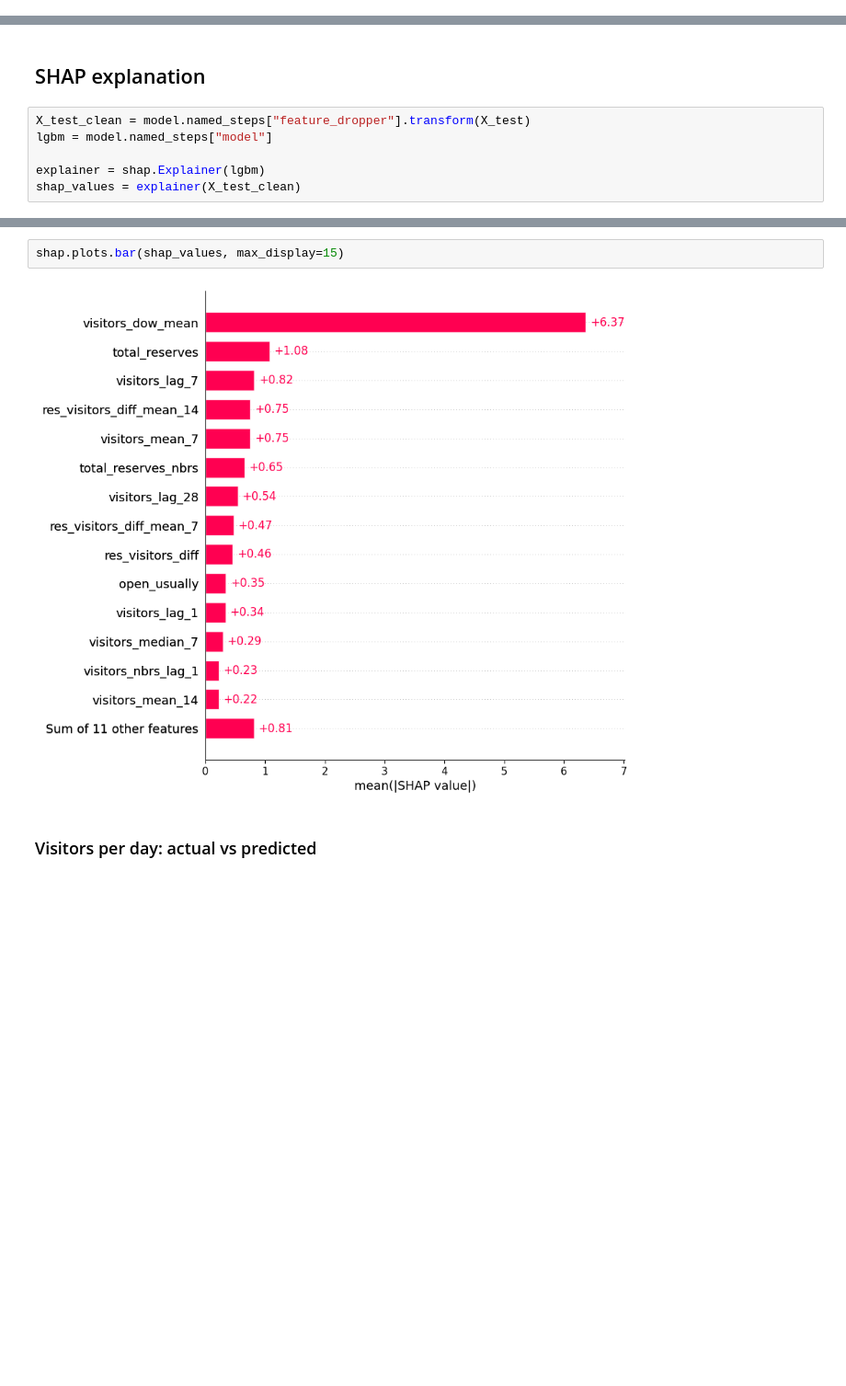
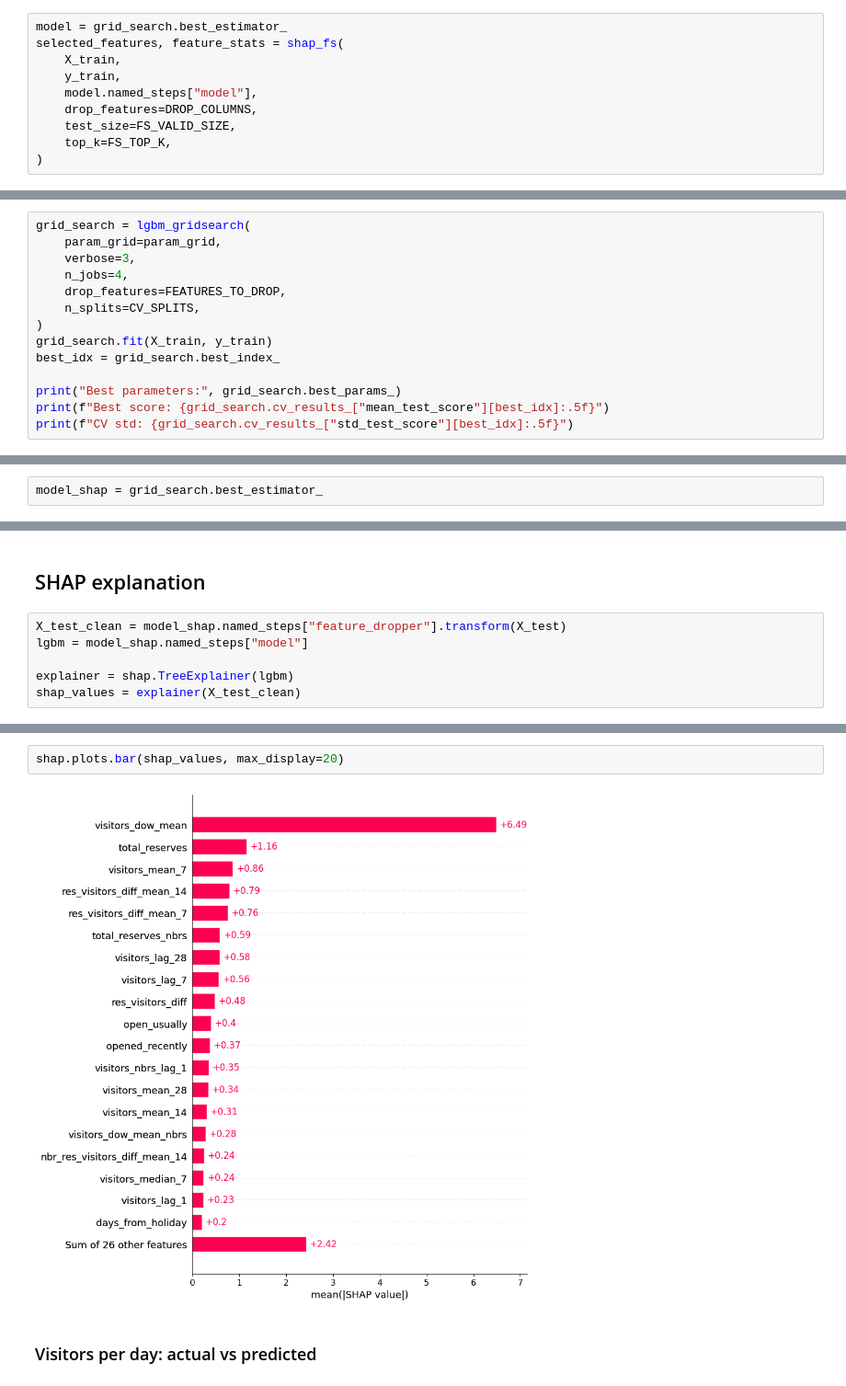
Before and after one commit to Lymuthien/mentoring_program, a Jupyter notebook: notebooks/4.0-model-training-lightgbm.ipynb, the cells around one changed output, grey strips where cells are left out. Shown at 92% size. Cells and saved outputs as stored; diff of their text form; blank space fills up the shorter version.

Commit message:
Two-iteration SHAP feature selection

```diff
--- a/notebooks/4.0-model-training-lightgbm.ipynb
+++ b/notebooks/4.0-model-training-lightgbm.ipynb
@@ -210,0 +134,10 @@ pd.DataFrame(grid_search.cv_results_).sort_values("rank_test_score").head()
+# %%
+model = grid_search.best_estimator_
+selected_features, feature_stats = shap_fs(
+    X_train,
+    y_train,
+    model.named_steps["model"],
+    drop_features=DROP_COLUMNS,
+    test_size=FS_VALID_SIZE,
+    top_k=FS_TOP_K,
+)
@@ -210,0 +156,14 @@ pd.DataFrame(grid_search.cv_results_).sort_values("rank_test_score").head()
+# %%
+grid_search = lgbm_gridsearch(
+    param_grid=param_grid,
+    verbose=3,
+    n_jobs=4,
+    drop_features=FEATURES_TO_DROP,
+    n_splits=CV_SPLITS,
+)
+grid_search.fit(X_train, y_train)
+best_idx = grid_search.best_index_
+
+print("Best parameters:", grid_search.best_params_)
+print(f"Best score: {grid_search.cv_results_["mean_test_score"][best_idx]:.5f}")
+print(f"CV std: {grid_search.cv_results_["std_test_score"][best_idx]:.5f}")
@@ -211 +177,3 @@ pd.DataFrame(grid_search.cv_results_).sort_values("rank_test_score").head()
+# %%
+model_shap = grid_search.best_estimator_
 # %%
@@ -277,10 +244,10 @@ plot_feature_importances(model, FEATURES_TO_KEEP)
 # %% [markdown]
 ## SHAP explanation
 # %%
-X_test_clean = model.named_steps["feature_dropper"].transform(X_test)
-lgbm = model.named_steps["model"]
+X_test_clean = model_shap.named_steps["feature_dropper"].transform(X_test)
+lgbm = model_shap.named_steps["model"]
 
-explainer = shap.Explainer(lgbm)
+explainer = shap.TreeExplainer(lgbm)
 shap_values = explainer(X_test_clean)
 # %%
 shap.plots.beeswarm(shap_values, max_display=15)
@@ -289,7 +256,7 @@ shap.plots.beeswarm(shap_values, max_display=15)
 # %%
-shap.plots.bar(shap_values, max_display=15)
+shap.plots.bar(shap_values, max_display=20)
 # %% [output]
-[figure, old version]
+[figure, new version]
 # %% [markdown]
 ### Visitors per day: actual vs predicted
 # %%
```
Also changed, not shown: parts of 21 cells of this notebook, 1 other file.
